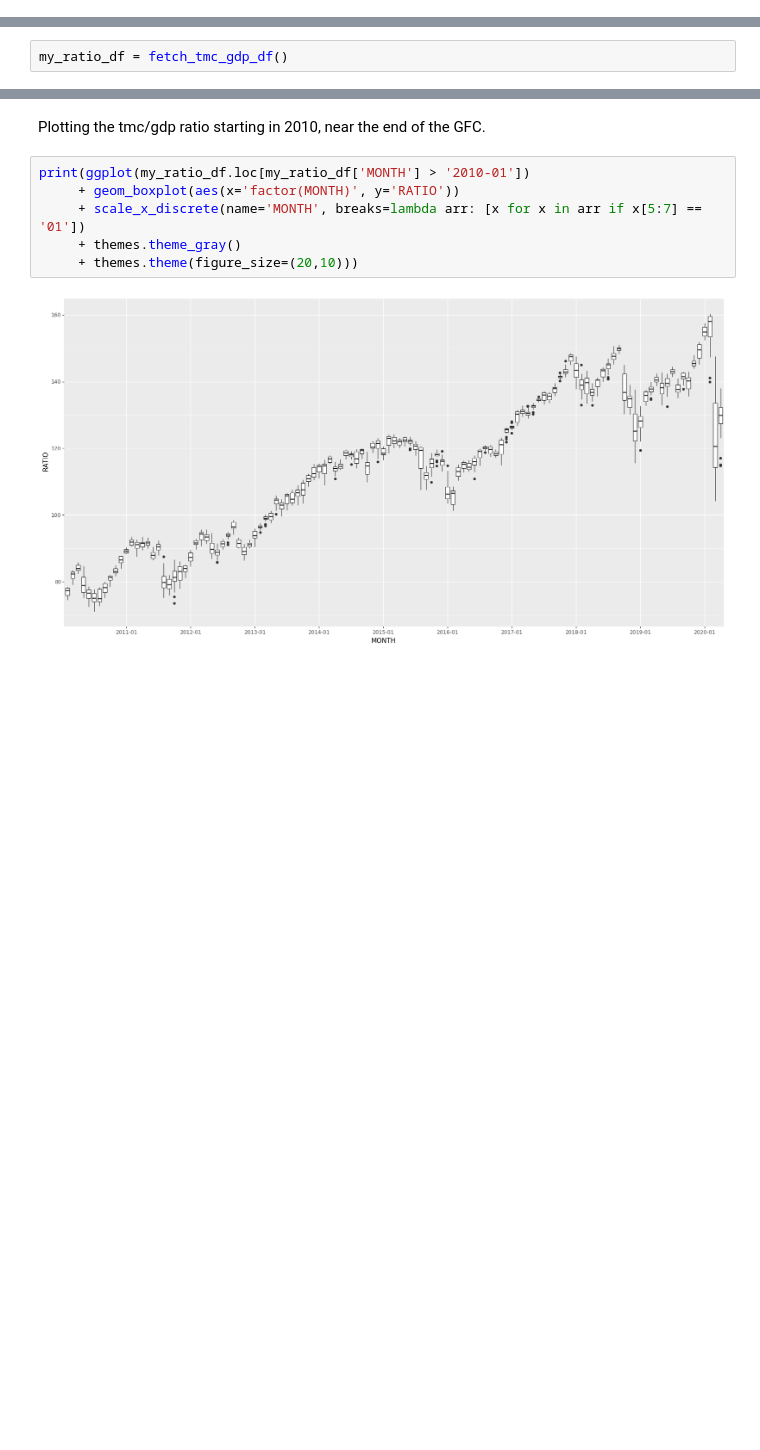
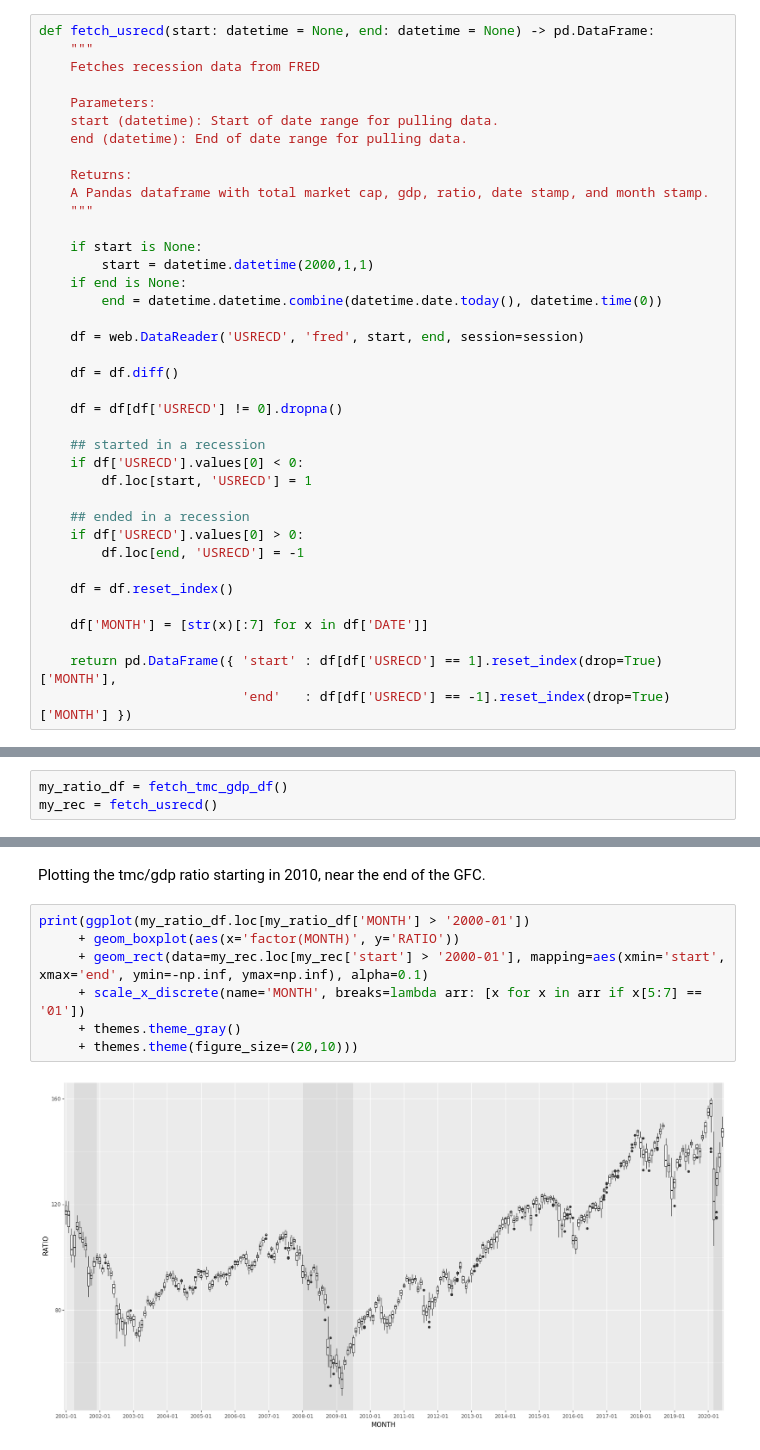
Before and after one commit to rbolkey/python-finance, a Jupyter notebook: tmc_gdp_ratio.ipynb, the cells around one changed output, grey strips where cells are left out. Saved outputs shown, nothing was run; the diff lists cells and outputs as text; blank space fills up the shorter version.

Commit message:
Shading recession periods.

```diff
--- a/tmc_gdp_ratio.ipynb
+++ b/tmc_gdp_ratio.ipynb
@@ -46,3 +48,41 @@ def fetch_tmc_gdp_df(start: datetime = None, end: datetime = None) -> pd.DataFra
     df['MONTH'] = [str(x)[:7] for x in df['DATE']]
 
     return df
+# %%
+def fetch_usrecd(start: datetime = None, end: datetime = None) -> pd.DataFrame:
+    """
+    Fetches recession data from FRED
+
+    Parameters:
+    start (datetime): Start of date range for pulling data.
+    end (datetime): End of date range for pulling data.
+
+    Returns:
+    A Pandas dataframe with total market cap, gdp, ratio, date stamp, and month stamp.
+    """
+
+    if start is None:
+        start = datetime.datetime(2000,1,1)
+    if end is None:
+        end = datetime.datetime.combine(datetime.date.today(), datetime.time(0))
+
+    df = web.DataReader('USRECD', 'fred', start, end, session=session)
+
+    df = df.diff()
+
+    df = df[df['USRECD'] != 0].dropna()
+
+    ## started in a recession
+    if df['USRECD'].values[0] < 0:
+        df.loc[start, 'USRECD'] = 1
+
+    ## ended in a recession
+    if df['USRECD'].values[0] > 0:
+        df.loc[end, 'USRECD'] = -1
+
+    df = df.reset_index()
+
+    df['MONTH'] = [str(x)[:7] for x in df['DATE']]
+
+    return pd.DataFrame({ 'start' : df[df['USRECD'] == 1].reset_index(drop=True)['MONTH'],
+                          'end'   : df[df['USRECD'] == -1].reset_index(drop=True)['MONTH'] })
@@ -49,5 +91,6 @@ def fetch_tmc_gdp_df(start: datetime = None, end: datetime = None) -> pd.DataFra
 # %%
 my_ratio_df = fetch_tmc_gdp_df()
+my_rec = fetch_usrecd()
 # %% [markdown]
 Example data from the end of the data frame.
 # %%
@@ -78,10 +121,11 @@ my_ratio_df[['RATIO']].describe(percentiles=[.1, .25, .5, .75, .9])
 # %% [markdown]
 Plotting the tmc/gdp ratio starting in 2010, near the end of the GFC.
 # %%
-print(ggplot(my_ratio_df.loc[my_ratio_df['MONTH'] > '2010-01'])
+print(ggplot(my_ratio_df.loc[my_ratio_df['MONTH'] > '2000-01'])
      + geom_boxplot(aes(x='factor(MONTH)', y='RATIO'))
+     + geom_rect(data=my_rec.loc[my_rec['start'] > '2000-01'], mapping=aes(xmin='start', xmax='end', ymin=-np.inf, ymax=np.inf), alpha=0.1)
      + scale_x_discrete(name='MONTH', breaks=lambda arr: [x for x in arr if x[5:7] == '01'])
      + themes.theme_gray()
      + themes.theme(figure_size=(20,10)))
 # %% [output]
-[figure, old version]
+[figure, new version]
```
Also changed, not shown: parts of 6 cells of this notebook.
